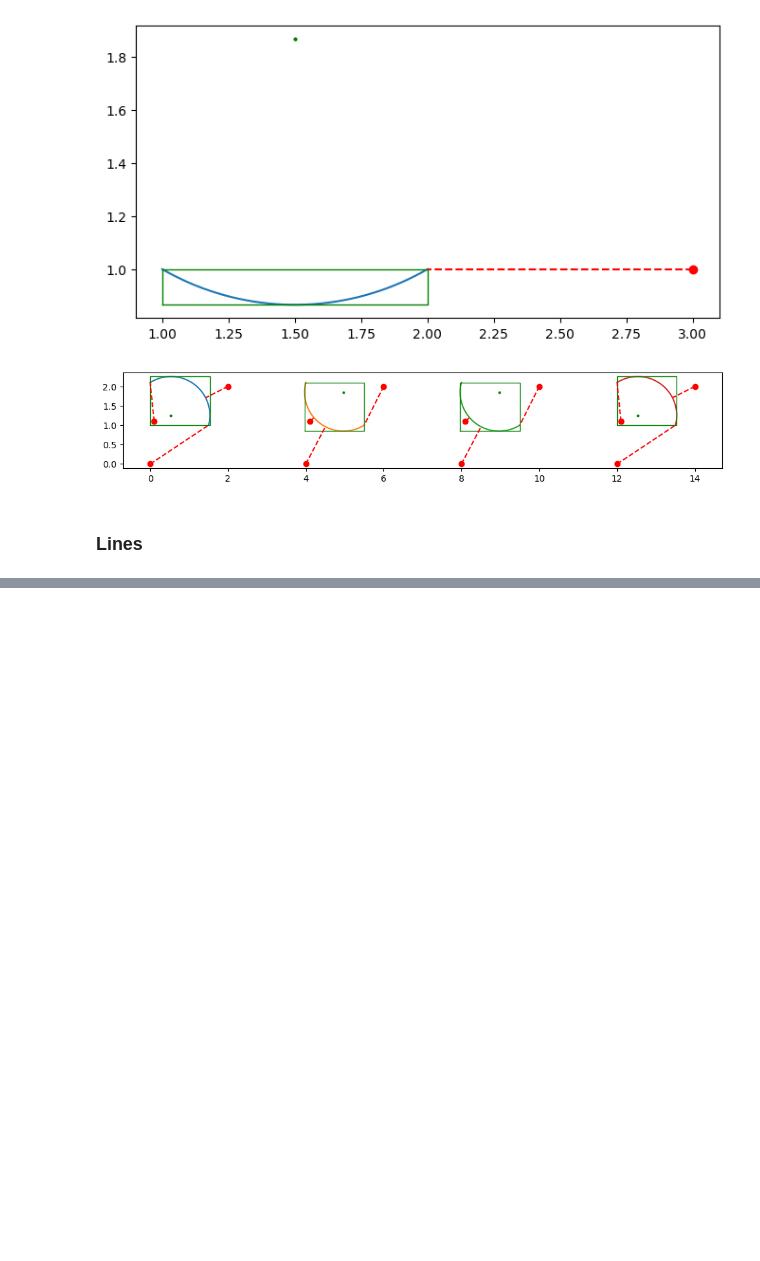
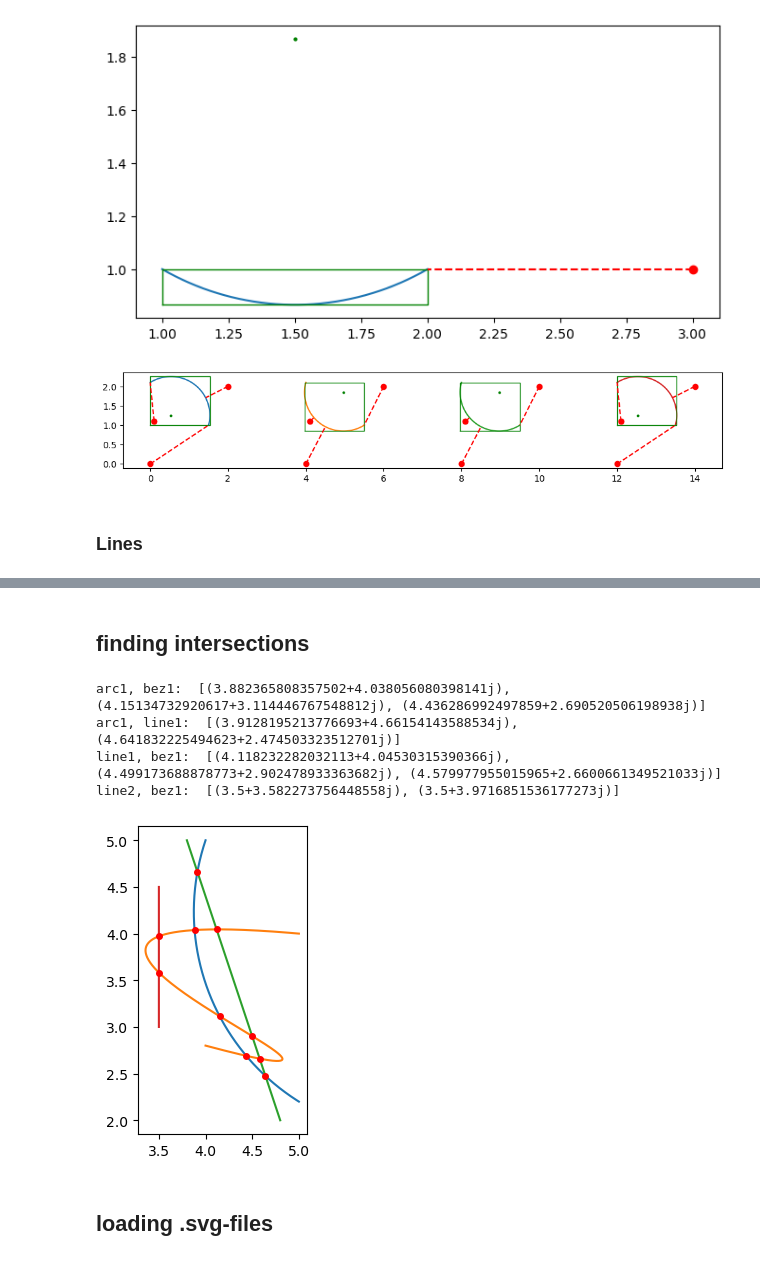
Before and after one commit to crossbow911/Matcha, a Jupyter notebook: Test_Cases.ipynb, the cells around one changed output, grey strips where cells are left out. Cells and saved outputs as stored; diff of their text form; code cells hidden in the pictures; blank space fills up the shorter version.

```diff
--- a/Test_Cases.ipynb
+++ b/Test_Cases.ipynb
@@ -377,0 +238,47 @@ NameError: name 'bez1' is not defined
+# %% [markdown]
+## finding intersections
+# %%
+fix, ax = plt.subplots(figsize=(10,4))
+t=np.linspace(0,1,10000)
+
+arc1 = Arc(4+5j, 5+2.2j, 2.4)
+ax.plot(arc1.at(t).real, arc1.at(t).imag)
+
+bez1 = Bezier([4+2.8j, 7+2.j, 0.5+4.4j, 5+4j])
+ax.plot(bez1.at(t).real, bez1.at(t).imag)
+
+line1 = Line([3.8+5j, 4.8+2j])
+ax.plot(line1.at(t).real, line1.at(t).imag)
+line2 = Line([3.5+3j, 3.5+4.5j])
+ax.plot(line2.at(t).real, line2.at(t).imag)
+
+intersec = find_intersection(arc1, bez1)
+print("arc1, bez1: ", intersec)
+for p in intersec:
+    ax.plot(p.real, p.imag, "ro", markersize=4)
+
+intersec = find_intersection(arc1, line1)
+print("arc1, line1: ", intersec)
+for p in intersec:
+    ax.plot(p.real, p.imag, "ro", markersize=4)
+
+intersec = find_intersection(line1, bez1)
+print("line1, bez1: ", intersec)
+for p in intersec:
+    ax.plot(p.real, p.imag, "ro", markersize=4)
+
+intersec = find_intersection(line2, bez1)
+print("line2, bez1: ", intersec)
+for p in intersec:
+    ax.plot(p.real, p.imag, "ro", markersize=4)
+
+ax.set_aspect("equal")
+plt.show()
+# %% [output]
+arc1, bez1:  [(3.882365808357502+4.038056080398141j), (4.15134732920617+3.114446767548812j), (4.436286992497859+2.690520506198938j)]
+arc1, line1:  [(3.9128195213776693+4.66154143588534j), (4.641832225494623+2.474503323512701j)]
+line1, bez1:  [(4.118232282032113+4.04530315390366j), (4.499173688878773+2.902478933363682j), (4.579977955015965+2.6600661349521033j)]
+line2, bez1:  [(3.5+3.582273756448558j), (3.5+3.9716851536177273j)]
+[figure, added]
+# %% [markdown]
+## loading .svg-files
```
Also changed, not shown: parts of 24 cells of this notebook, 1 other file.
